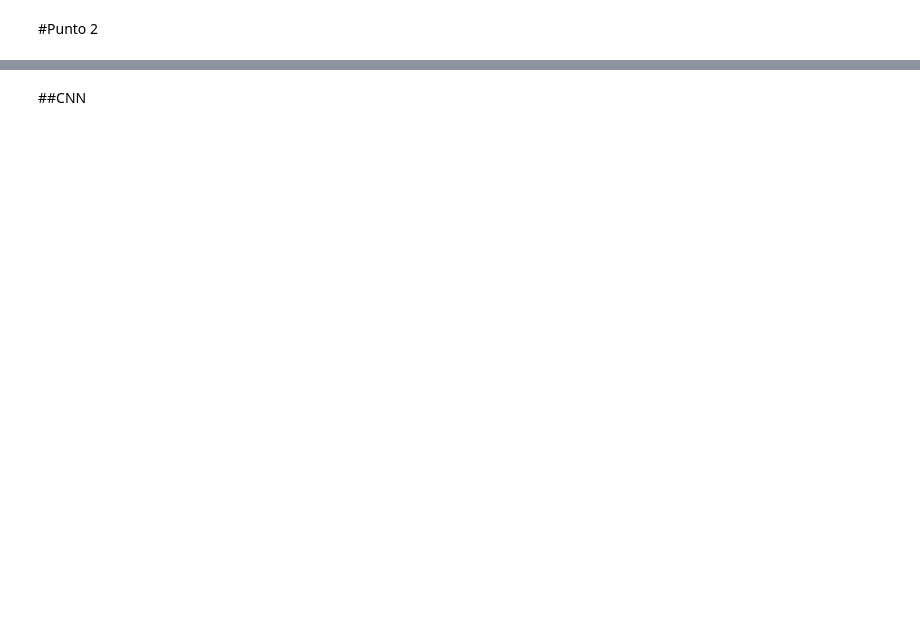
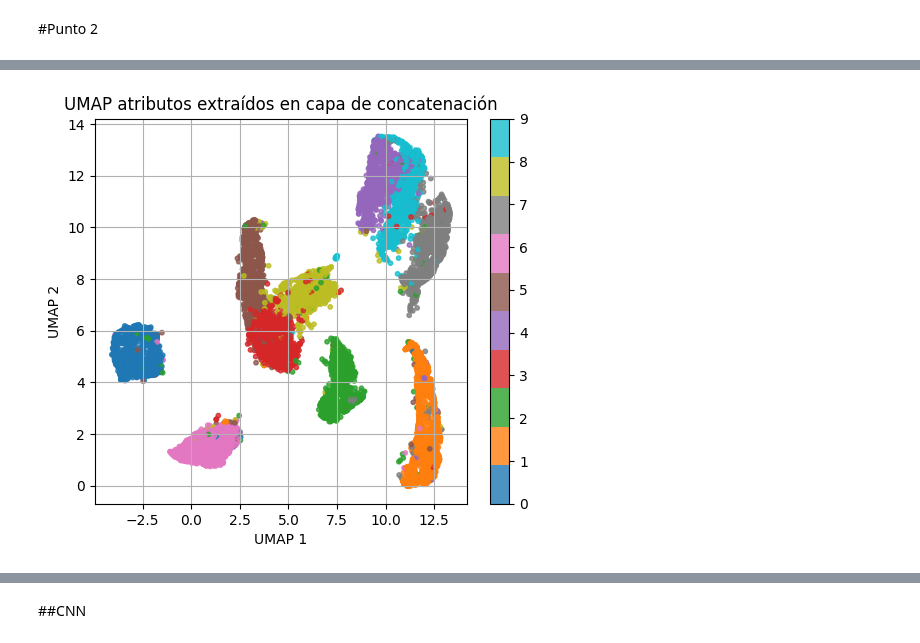
Before and after one commit to Jholman22/ProcesamientoImagenes2025, a Jupyter notebook: 2_DL_Keras_API_funcional.ipynb, the cells around one changed output, grey strips where cells are left out. Cells and saved outputs as stored; diff of their text form; code cells hidden in the pictures; blank space fills up the shorter version.

```diff
--- a/2_DL_Keras_API_funcional.ipynb
+++ b/2_DL_Keras_API_funcional.ipynb
@@ -349,10 +512,12 @@ Z_concat_umap = umap_model.fit_transform(Z_concat_scaled)
 # %%
 plt.figure(figsize=(6,5))
 plt.scatter(Z_concat_umap[:,0], Z_concat_umap[:,1], c=y_test, cmap='tab10', s=10, alpha=0.8)
 plt.colorbar()
 plt.xlabel("UMAP 1")
 plt.ylabel("UMAP 2")
-plt.title("UMAP atributos extraídos en capa de concatenación")
+plt.title("UMAP: atributos extraídos en capa de concatenación")
 plt.grid(True)
 plt.show()
+# %% [output]
+[figure, added]
 # %%
```
Also changed, not shown: parts of 43 cells of this notebook.
